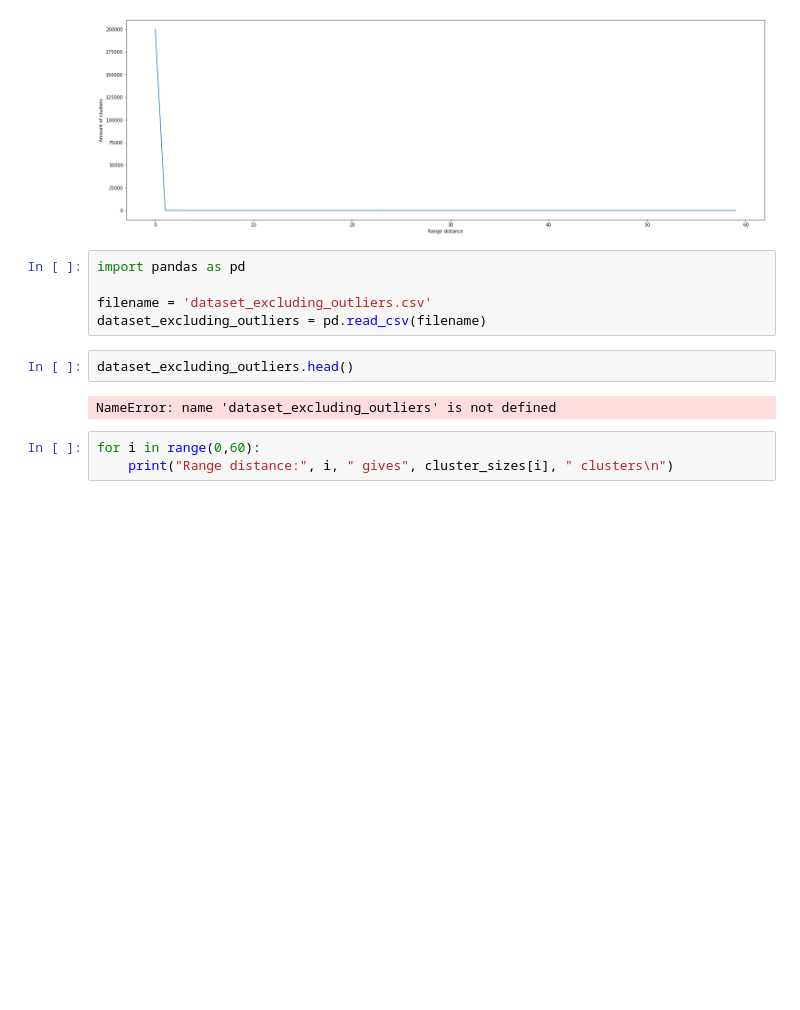
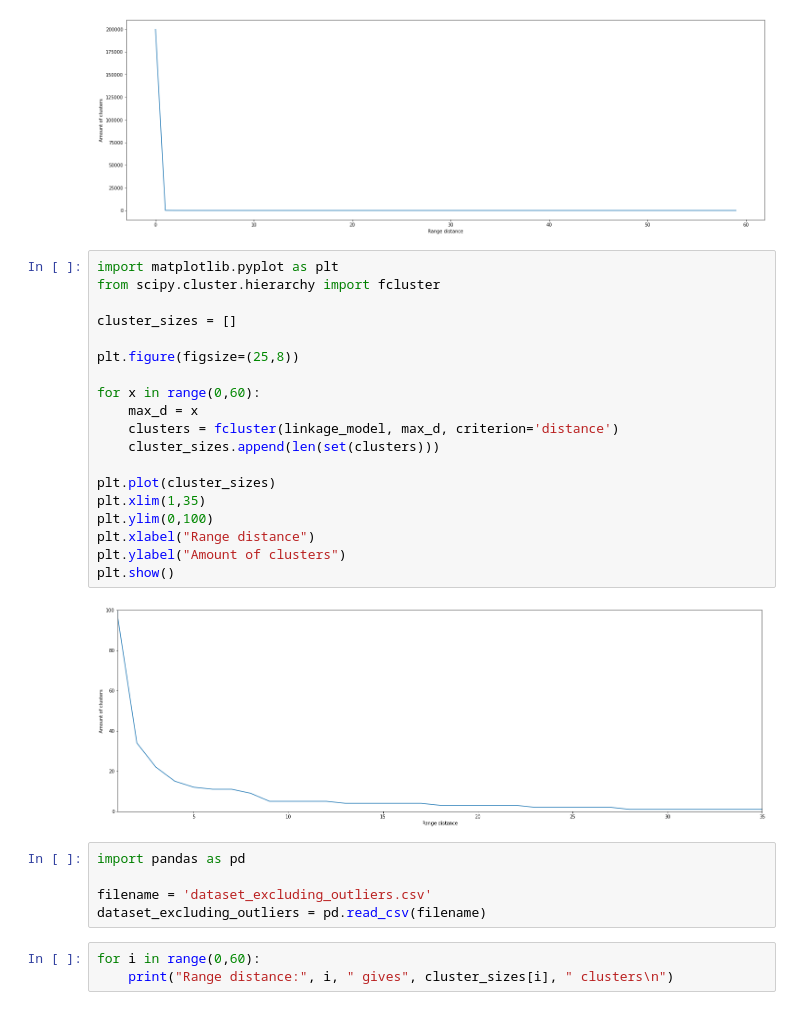
Before and after one commit to GillisWerrebrouck/UGent_Machine-Learning-Project, a Jupyter notebook: final-notebook.ipynb, the cells around one changed output. Drawn from its saved outputs; the diff is of its cells as text; blank space fills up the shorter version.

Commit message:
Fix error and add extra plot

```diff
--- a/final-notebook.ipynb
+++ b/final-notebook.ipynb
@@ -718,15 +718,32 @@ plt.ylabel("Amount of clusters")
 plt.show()
 # %% [output]
 [figure]
+# %%
+import matplotlib.pyplot as plt
+from scipy.cluster.hierarchy import fcluster
+
+cluster_sizes = []
+
+plt.figure(figsize=(25,8))
+
+for x in range(0,60):
+    max_d = x
+    clusters = fcluster(linkage_model, max_d, criterion='distance')
+    cluster_sizes.append(len(set(clusters)))
+
+plt.plot(cluster_sizes)
+plt.xlim(1,35)
+plt.ylim(0,100)
+plt.xlabel("Range distance")
+plt.ylabel("Amount of clusters")
+plt.show()
+# %% [output]
+[figure, added]
 # %%
 import pandas as pd
 
 filename = 'dataset_excluding_outliers.csv'
 dataset_excluding_outliers = pd.read_csv(filename)
-# %%
-dataset_excluding_outliers.head()
-# %% [output]
-NameError: name 'dataset_excluding_outliers' is not defined
 # %%
 for i in range(0,60):
     print("Range distance:", i, " gives", cluster_sizes[i], " clusters\n")
```
Also changed, not shown: parts of 2 cells of this notebook.
